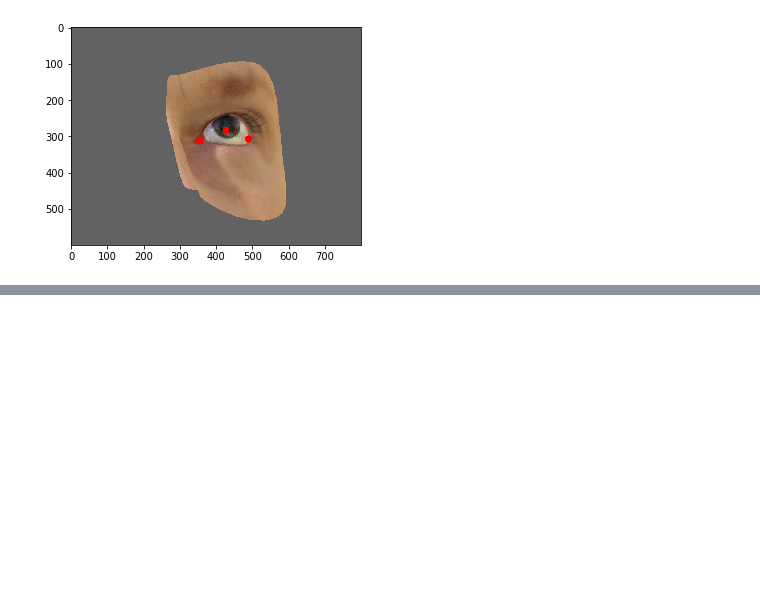
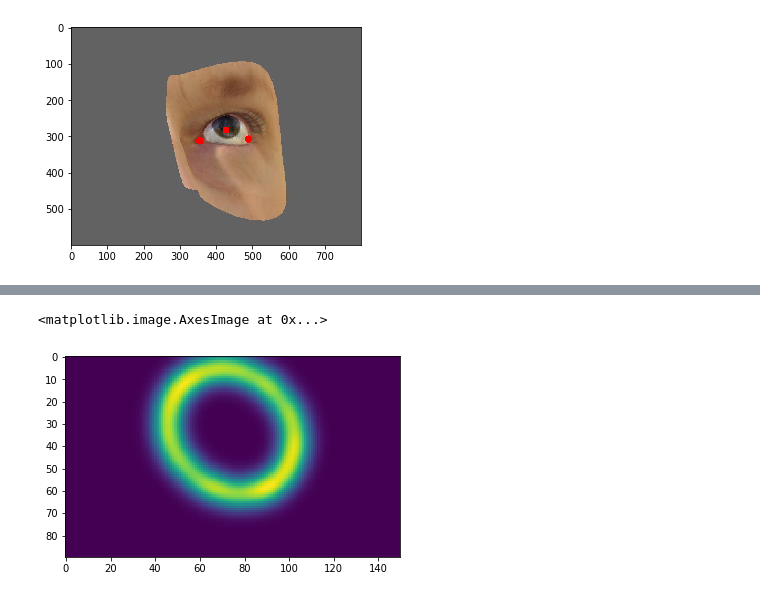
Before and after one commit to david-wb/gaze-estimation, a Jupyter notebook: explore_data.ipynb, the cells around one changed output, grey strips where cells are left out. Drawn from its saved outputs; the diff is of its cells as text; code cells hidden in the pictures; blank space fills up the shorter version.

```diff
--- a/explore_data.ipynb
+++ b/explore_data.ipynb
@@ -161,0 +156,27 @@ ________________________________________________________________________________
+# %%
+def get_heatmaps(shape, json_data, transform):
+    def process_coords(coords_list):
+        coords = [eval(l) for l in coords_list]
+        return np.array([(x, ih-y, z) for (x, y, z) in coords])
+    iris_landmarks = process_coords(json_data['iris_2d'])
+
+    def gaussian_2d(shape, centre, sigma=1.0):
+        """Generate heatmap with single 2D gaussian."""
+        xs = np.arange(0.5, shape[1] + 0.5, step=1.0, dtype=np.float32)
+        ys = np.expand_dims(np.arange(0.5, shape[0] + 0.5, step=1.0, dtype=np.float32), -1)
+        alpha = -0.5 / (sigma**2)
+        heatmap = np.exp(alpha * ((xs - centre[0])**2 + (ys - centre[1])**2))
+        return heatmap
+
+    heatmaps = []
+    for (x, y, z) in iris_landmarks:
+        x, y = np.matmul(transform, [x, y, 1.0])
+        heatmaps.append(gaussian_2d(shape, (int(x), int(y)), sigma=5.0))
+    return heatmaps
+# %%
+heatmaps = get_heatmaps((90,150), json_data, transform)
+merged_heatmaps = np.mean(heatmaps, axis=0)
+plt.imshow(merged_heatmaps * 255)
+# %% [output]
+<matplotlib.image.AxesImage at 0x...>
+[figure, added]
```
Also changed, not shown: parts of 11 cells of this notebook, 3 other files.
